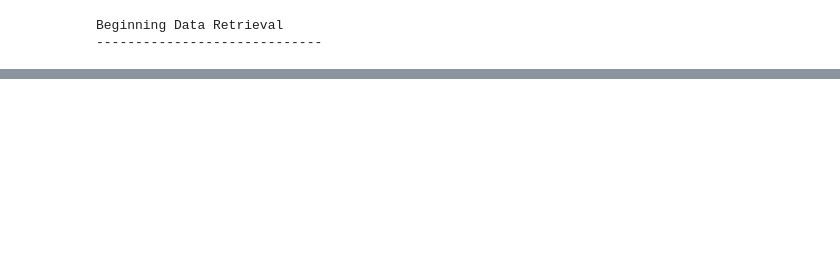
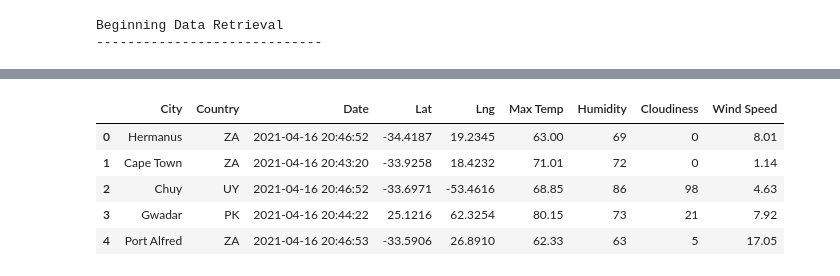
Before and after one commit to watchdog02/World_Weather_Analysis, a Jupyter notebook: WeatherPy.ipynb, the cells around one changed output, grey strips where cells are left out. Drawn from its saved outputs; the diff is of its cells as text; code cells hidden in the pictures; blank space fills up the shorter version.

```diff
--- a/WeatherPy.ipynb
+++ b/WeatherPy.ipynb
@@ -141,0 +135,12 @@ city_data_df.head()
+# %%
+# Reorder the columns
+new_columns= ['City', 'Country', 'Date', 'Lat', 'Lng', 'Max Temp', 'Humidity', 'Cloudiness', 'Wind Speed']
+city_data_df = city_data_df[new_columns]
+city_data_df.head()
+# %% [output]
+|  | City | Country | Date | Lat | Lng | Max Temp | Humidity | Cloudiness | Wind Speed |
+| 0 | Hermanus | ZA | 2021-04-16 20:46:52 | -34.4187 | 19.2345 | 63.00 | 69 | 0 | 8.01 |
+| 1 | Cape Town | ZA | 2021-04-16 20:43:20 | -33.9258 | 18.4232 | 71.01 | 72 | 0 | 1.14 |
+| 2 | Chuy | UY | 2021-04-16 20:46:52 | -33.6971 | -53.4616 | 68.85 | 86 | 98 | 4.63 |
+| 3 | Gwadar | PK | 2021-04-16 20:44:22 | 25.1216 | 62.3254 | 80.15 | 73 | 21 | 7.92 |
+| 4 | Port Alfred | ZA | 2021-04-16 20:46:53 | -33.5906 | 26.8910 | 62.33 | 63 | 5 | 17.05 |
```
Also changed, not shown: parts of 6 cells of this notebook, 2 other files.
